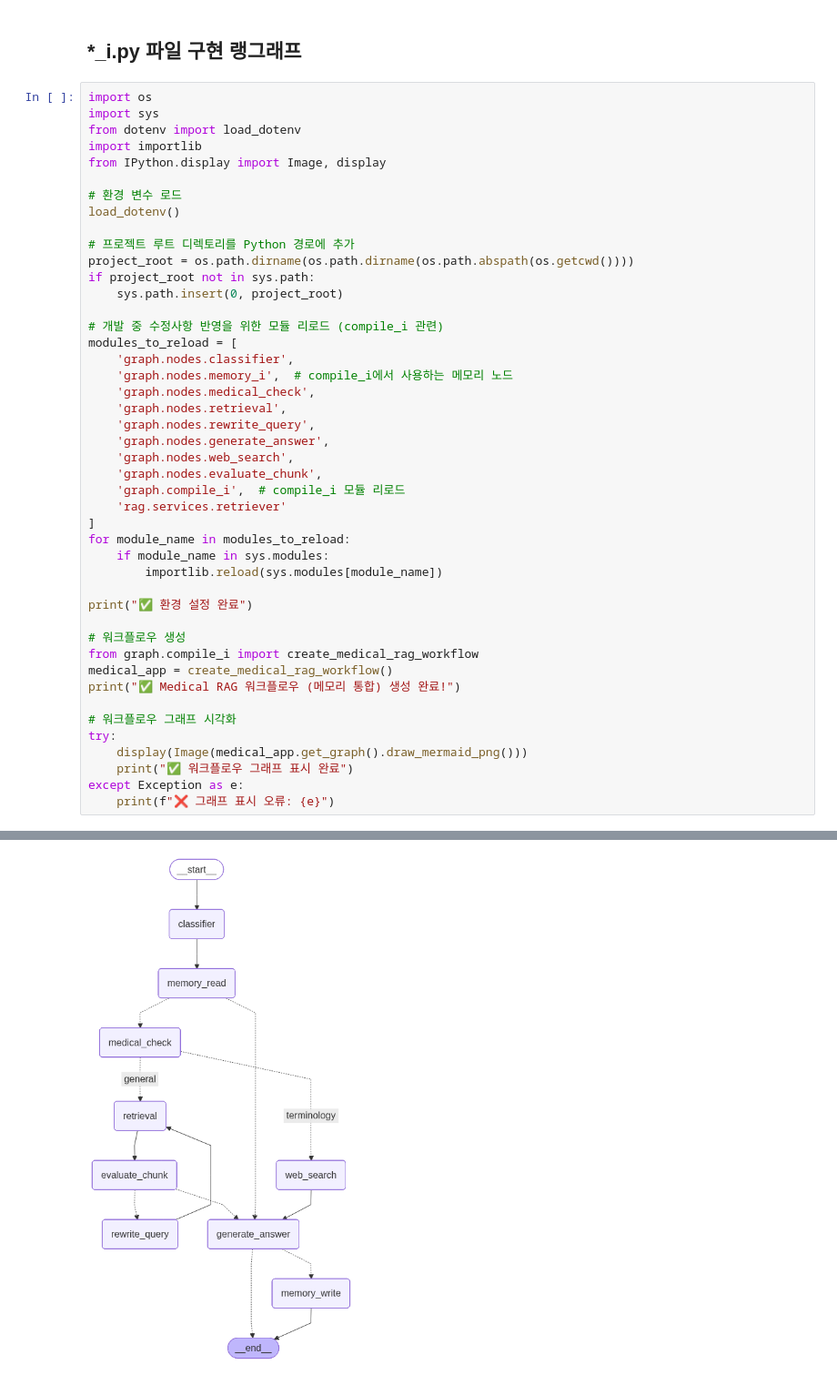
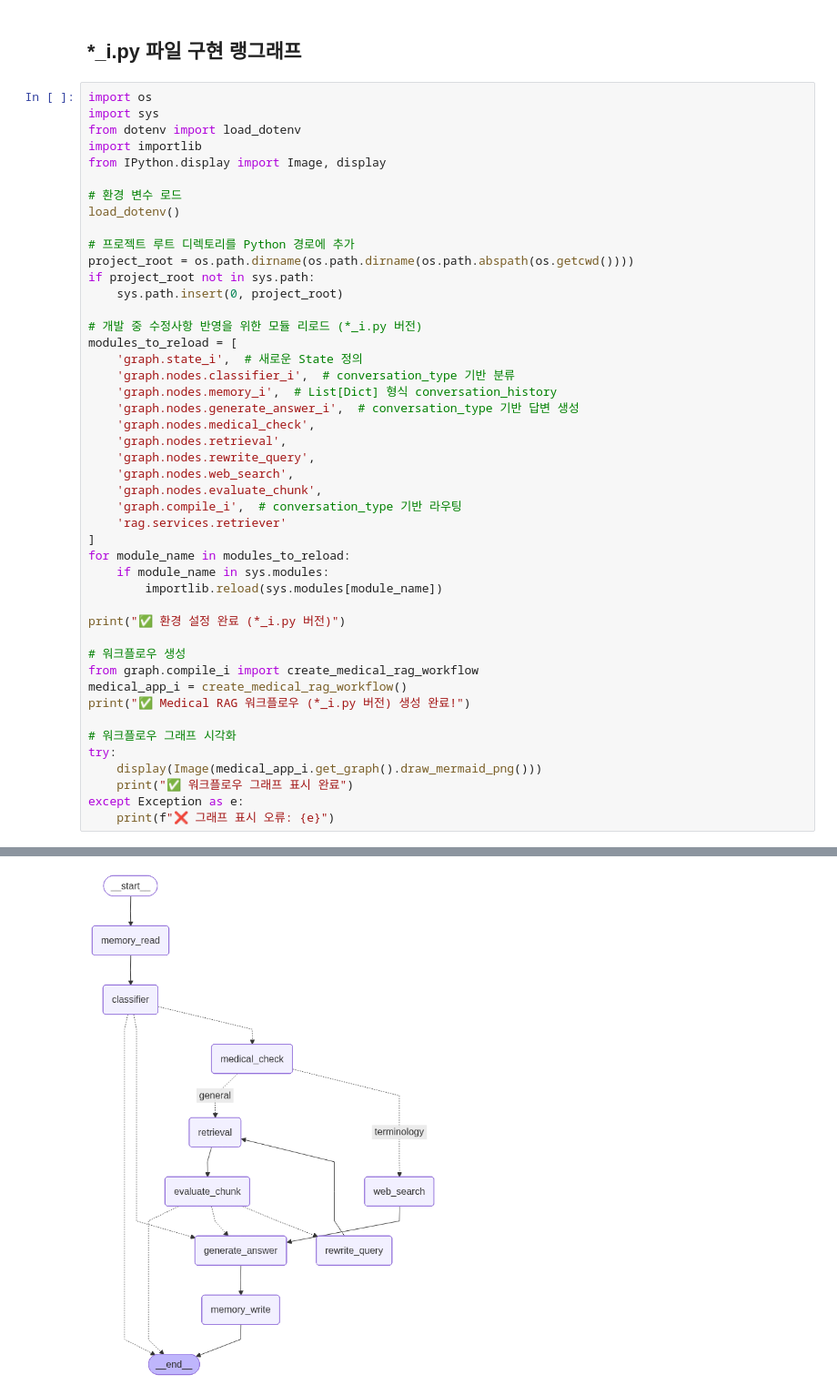
Before and after one commit to SKNETWORKS-FAMILY-AICAMP/SKN18-4th-4team, a Jupyter notebook: graph/nodes/rag_workflow.ipynb, the cells around one changed output, grey strips where cells are left out. Shown: that part at 91% size. Drawn from its saved outputs; the diff is of its cells as text.

```diff
--- a/graph/nodes/rag_workflow.ipynb
+++ b/graph/nodes/rag_workflow.ipynb
@@ -150,33 +150,34 @@ project_root = os.path.dirname(os.path.dirname(os.path.abspath(os.getcwd())))
 if project_root not in sys.path:
     sys.path.insert(0, project_root)
 
-# 개발 중 수정사항 반영을 위한 모듈 리로드 (compile_i 관련)
+# 개발 중 수정사항 반영을 위한 모듈 리로드 (*_i.py 버전)
 modules_to_reload = [
-    'graph.nodes.classifier',
-    'graph.nodes.memory_i',  # compile_i에서 사용하는 메모리 노드
+    'graph.state_i',  # 새로운 State 정의
+    'graph.nodes.classifier_i',  # conversation_type 기반 분류
+    'graph.nodes.memory_i',  # List[Dict] 형식 conversation_history
+    'graph.nodes.generate_answer_i',  # conversation_type 기반 답변 생성
     'graph.nodes.medical_check',
     'graph.nodes.retrieval',
     'graph.nodes.rewrite_query',
-    'graph.nodes.generate_answer',
     'graph.nodes.web_search',
     'graph.nodes.evaluate_chunk',
-    'graph.compile_i',  # compile_i 모듈 리로드
+    'graph.compile_i',  # conversation_type 기반 라우팅
     'rag.services.retriever'
 ]
 for module_name in modules_to_reload:
     if module_name in sys.modules:
         importlib.reload(sys.modules[module_name])
 
-print("✅ 환경 설정 완료")
+print("✅ 환경 설정 완료 (*_i.py 버전)")
 
 # 워크플로우 생성
 from graph.compile_i import create_medical_rag_workflow
-medical_app = create_medical_rag_workflow()
-print("✅ Medical RAG 워크플로우 (메모리 통합) 생성 완료!")
+medical_app_i = create_medical_rag_workflow()
+print("✅ Medical RAG 워크플로우 (*_i.py 버전) 생성 완료!")
 
 # 워크플로우 그래프 시각화
 try:
-    display(Image(medical_app.get_graph().draw_mermaid_png()))
+    display(Image(medical_app_i.get_graph().draw_mermaid_png()))
     print("✅ 워크플로우 그래프 표시 완료")
 except Exception as e:
     print(f"❌ 그래프 표시 오류: {e}")
@@ -187,2 +188,2 @@ SelfRAGState 클래스 정의 완료!
-[figure, old version]
+[figure, new version]
 ✅ 워크플로우 그래프 표시 완료
```
Also changed, not shown: parts of 1 cell of this notebook, 8 other files.
